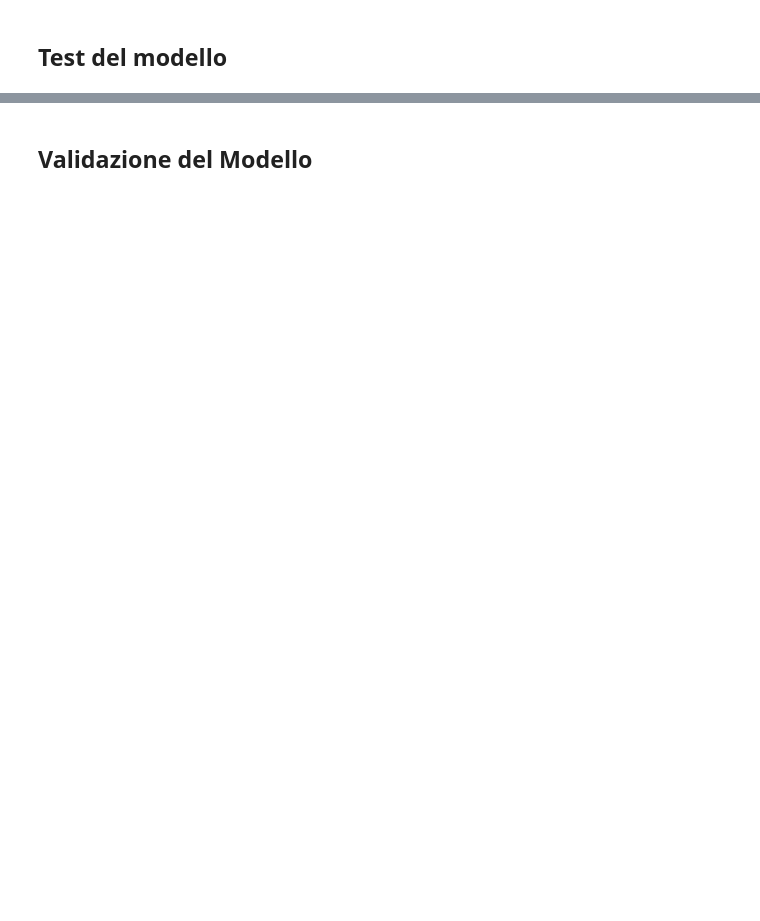
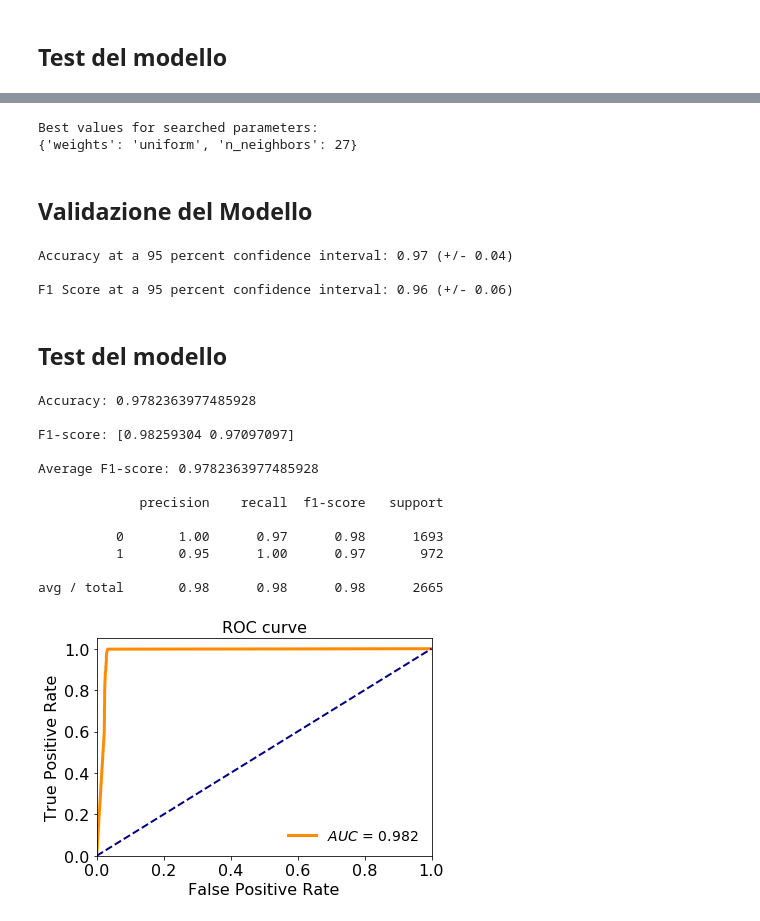
Before and after one commit to lorenzoFerri95/DataMining_Advanced, a Jupyter notebook: Task 1/classification_regression.ipynb, the cells around one changed output, grey strips where cells are left out. Drawn from its saved outputs; the diff is of its cells as text; code cells hidden in the pictures; blank space fills up the shorter version.

```diff
--- a/Task 1/classification_regression.ipynb
+++ b/Task 1/classification_regression.ipynb
@@ -120,0 +129,6 @@ avg / total       0.98      0.98      0.98      2665
+# %%
+#seleziona il modello
+model = KNeighborsClassifier()
+
+# per conoscere tutti i possibili iper-parametri del modello:
+model.get_params(deep=False)
@@ -120,0 +144,9 @@ avg / total       0.98      0.98      0.98      2665
+# %%
+#setta il range in cui devono essere cercati gli iper-parametri migliori peril modello
+
+params_domain_dic = {'n_neighbors': range(1,30),
+                    'weights': ['uniform', 'distance']}
+
+#setta il numero di terazioni che l'algoritmo Random Search deve eseguire per trovare i parametri migliori
+
+iterN = 50
@@ -121,2 +155,14 @@ avg / total       0.98      0.98      0.98      2665
+# %%
+search = RandomizedSearchCV(model, param_distributions=params_domain_dic, n_iter=iterN, scoring='f1_macro', random_state=0)
+
+search.fit(X_train, y_train)
+
+best_params = search.best_params_
+print('Best values for searched parameters: ', best_params, sep='\n')
+
+clf = search.best_estimator_
+# %% [output]
+Best values for searched parameters:
+{'weights': 'uniform', 'n_neighbors': 27}
 # %% [markdown]
 ## Validazione del Modello
@@ -125,0 +169,24 @@ best_model = DecisionTreeClassifier(min_samples_leaf=best_params['min_samples_le
+# %%
+model_evaluation.classifier_validate(clf, X_train, y_train)
+# %% [output]
+Accuracy at a 95 percent confidence interval: 0.97 (+/- 0.04)
+
+F1 Score at a 95 percent confidence interval: 0.96 (+/- 0.06)
+# %% [markdown]
+## Test del modello
+# %%
+model_evaluation.classifier_test(clf, X_test, y_test)
+# %% [output]
+Accuracy: 0.9782363977485928
+
+F1-score: [0.98259304 0.97097097]
+
+Average F1-score: 0.9782363977485928
+
+             precision    recall  f1-score   support
+
+          0       1.00      0.97      0.98      1693
+          1       0.95      1.00      0.97       972
+
+avg / total       0.98      0.98      0.98      2665
+[figure, added]
```
Also changed, not shown: parts of 56 cells of this notebook, 2 other files.
